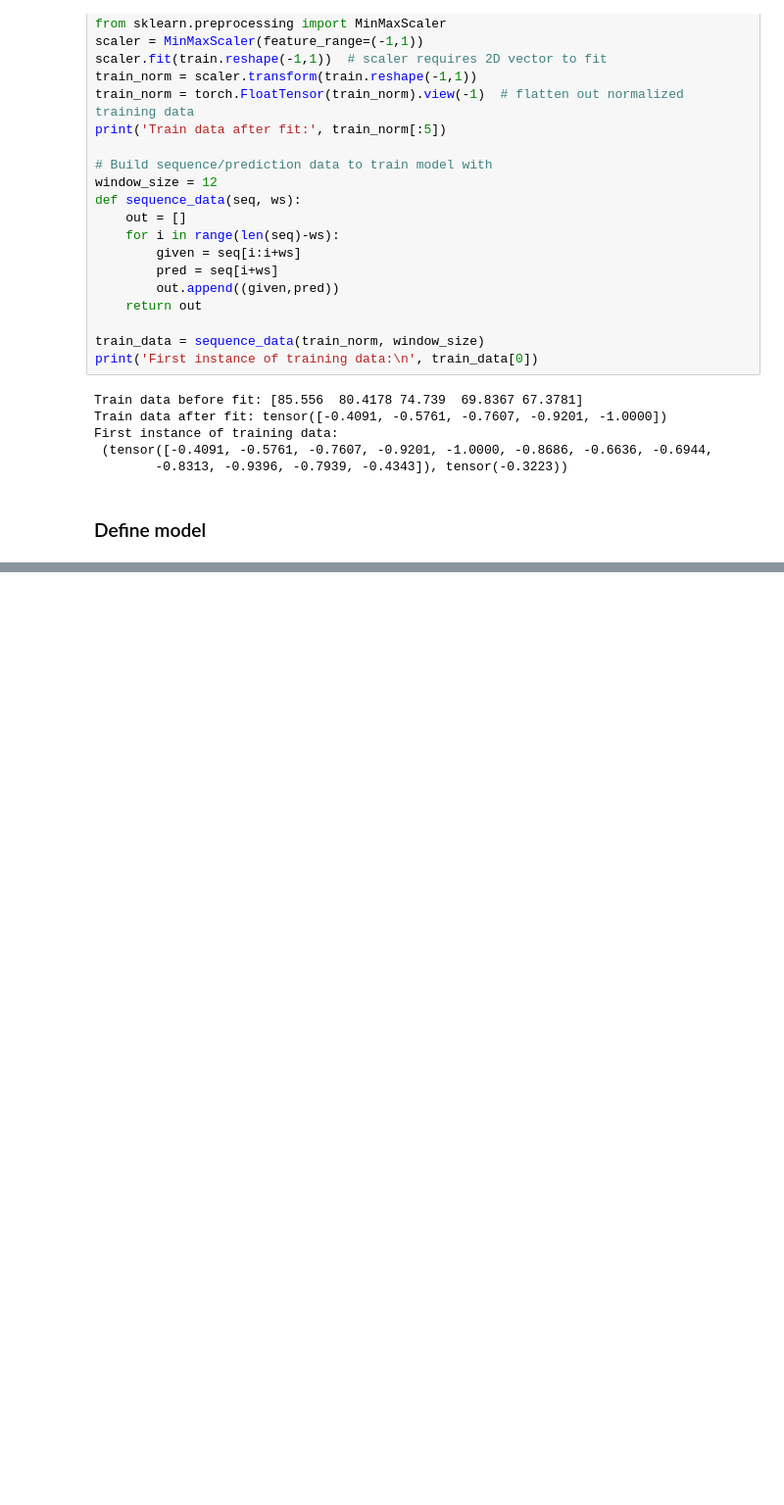
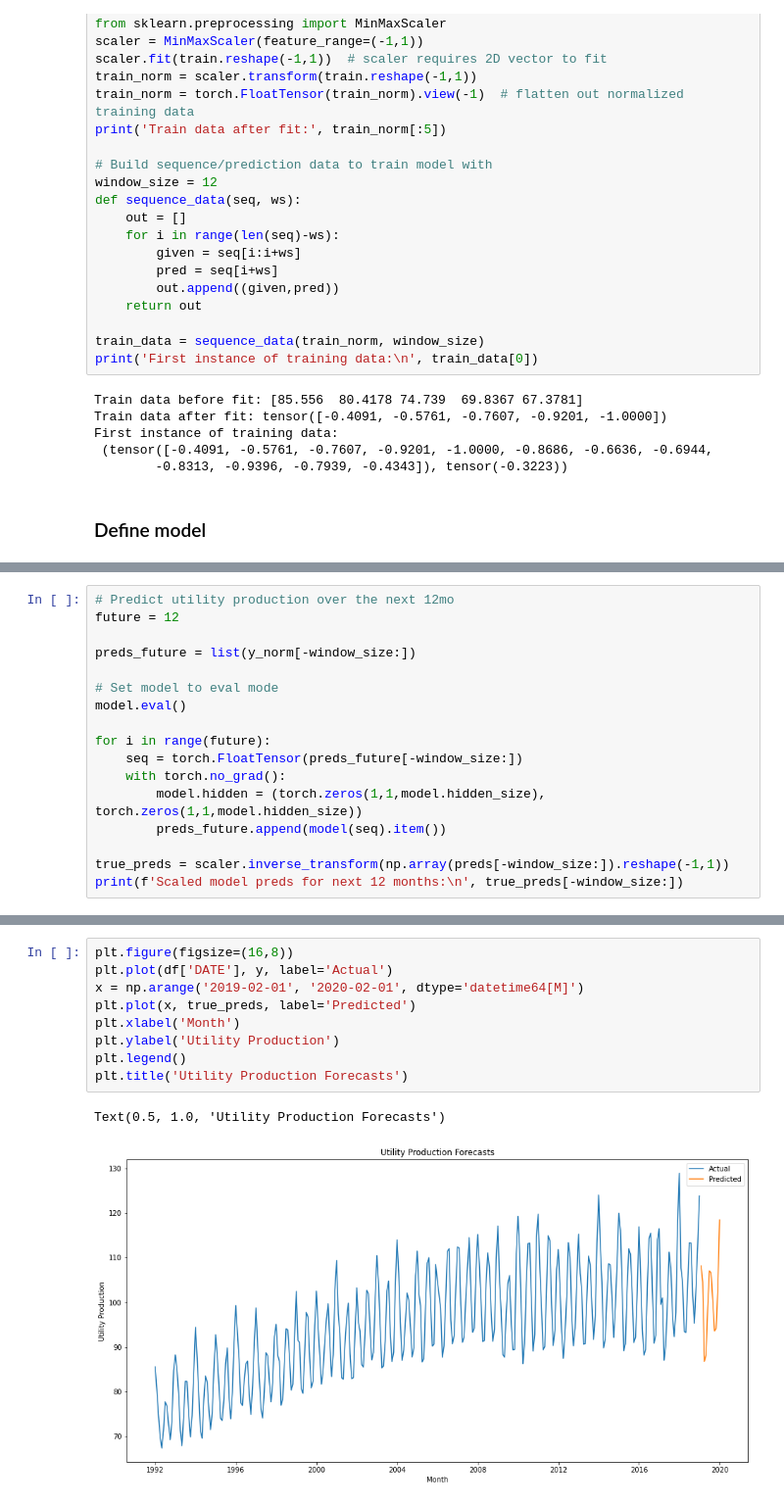
Before and after one commit to mr-rhombus/ML-Bootcamp, a Jupyter notebook: PyTorch/RNNs/electric_and_gas.ipynb, the cells around one changed output, grey strips where cells are left out. Shown at 98% size. Cells and saved outputs as stored; diff of their text form; blank space fills up the shorter version.

```diff
--- a/PyTorch/RNNs/electric_and_gas.ipynb
+++ b/PyTorch/RNNs/electric_and_gas.ipynb
@@ -99,0 +249,17 @@ First instance of training data:
+# %%
+# Predict utility production over the next 12mo
+future = 12
+
+preds_future = list(y_norm[-window_size:])
+
+# Set model to eval mode
+model.eval()
+
+for i in range(future):
+    seq = torch.FloatTensor(preds_future[-window_size:])
+    with torch.no_grad():
+        model.hidden = (torch.zeros(1,1,model.hidden_size), torch.zeros(1,1,model.hidden_size))
+        preds_future.append(model(seq).item())
+
+true_preds = scaler.inverse_transform(np.array(preds[-window_size:]).reshape(-1,1))
+print(f'Scaled model preds for next 12 months:\n', true_preds[-window_size:])
@@ -99,0 +280,12 @@ First instance of training data:
+# %%
+plt.figure(figsize=(16,8))
+plt.plot(df['DATE'], y, label='Actual')
+x = np.arange('2019-02-01', '2020-02-01', dtype='datetime64[M]')
+plt.plot(x, true_preds, label='Predicted')
+plt.xlabel('Month')
+plt.ylabel('Utility Production')
+plt.legend()
+plt.title('Utility Production Forecasts')
+# %% [output]
+Text(0.5, 1.0, 'Utility Production Forecasts')
+[figure, added]
```
Also changed, not shown: parts of 12 cells of this notebook.
